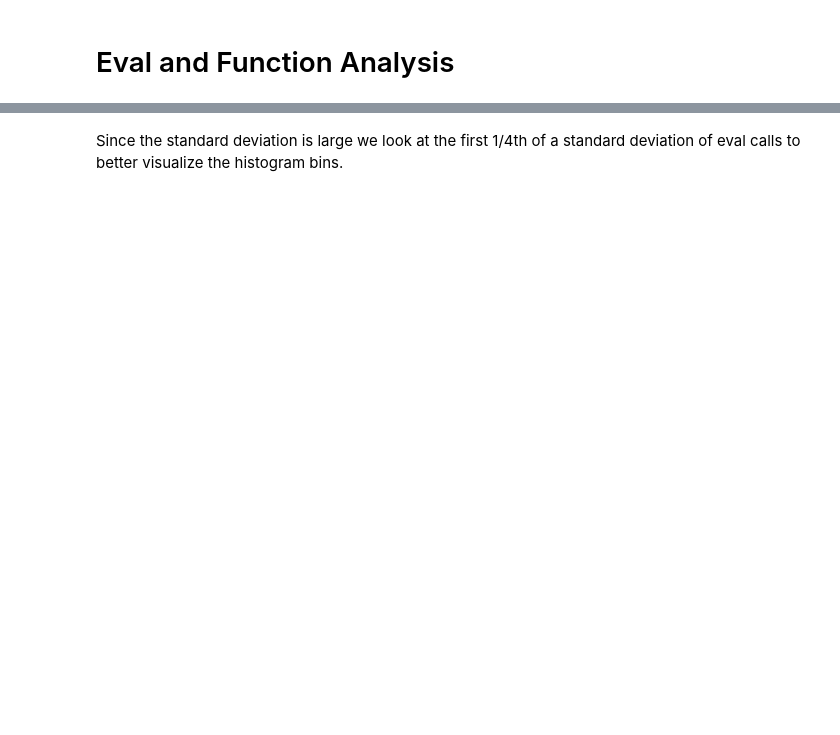
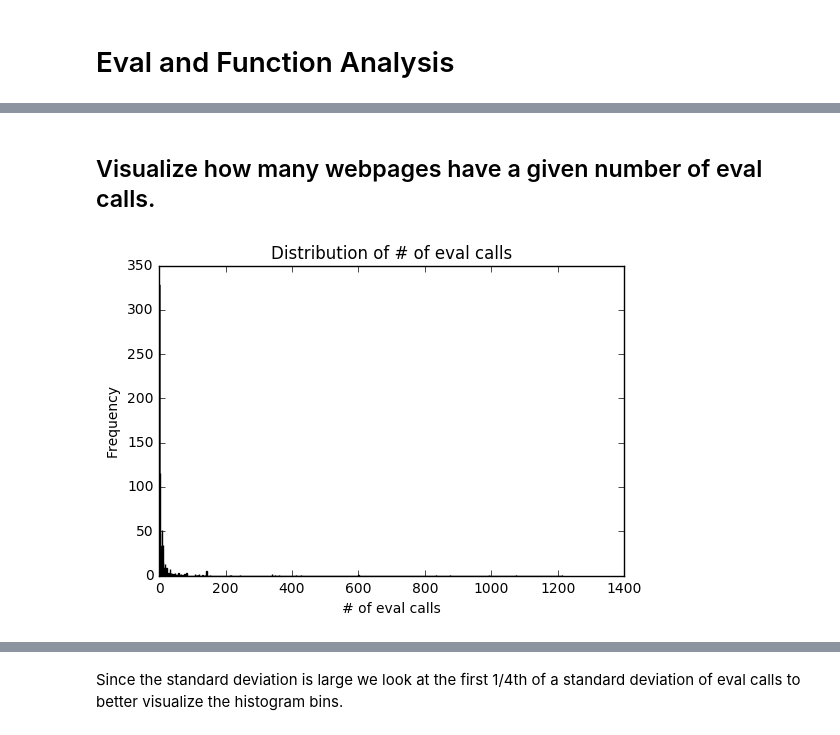
Before and after one commit to mozilla/UCOSP-winter-2018_TrackingTechnologies, a Jupyter notebook: analyses/eval_analysis.ipynb, the cells around one changed output, grey strips where cells are left out. Cells and saved outputs as stored; diff of their text form; code cells hidden in the pictures; blank space fills up the shorter version.

```diff
--- a/analyses/eval_analysis.ipynb
+++ b/analyses/eval_analysis.ipynb
@@ -189,0 +506,15 @@ plt.close()
+# %% [markdown]
+## Visualize how many webpages have a given number of eval calls.
+# %%
+largest_eval_call_count = analysis.eval_usage['# of eval calls'].max()
+plt.figure()
+
+fig = analysis.eval_usage['# of eval calls'].plot.hist(bins=largest_eval_call_count)
+
+plt.title("Distribution of # of eval calls")
+fig.set_xlabel("# of eval calls")
+
+plt.show()
+plt.close()
+# %% [output]
+[figure, added]
```
Also changed, not shown: parts of 75 cells of this notebook, 11 other files.
